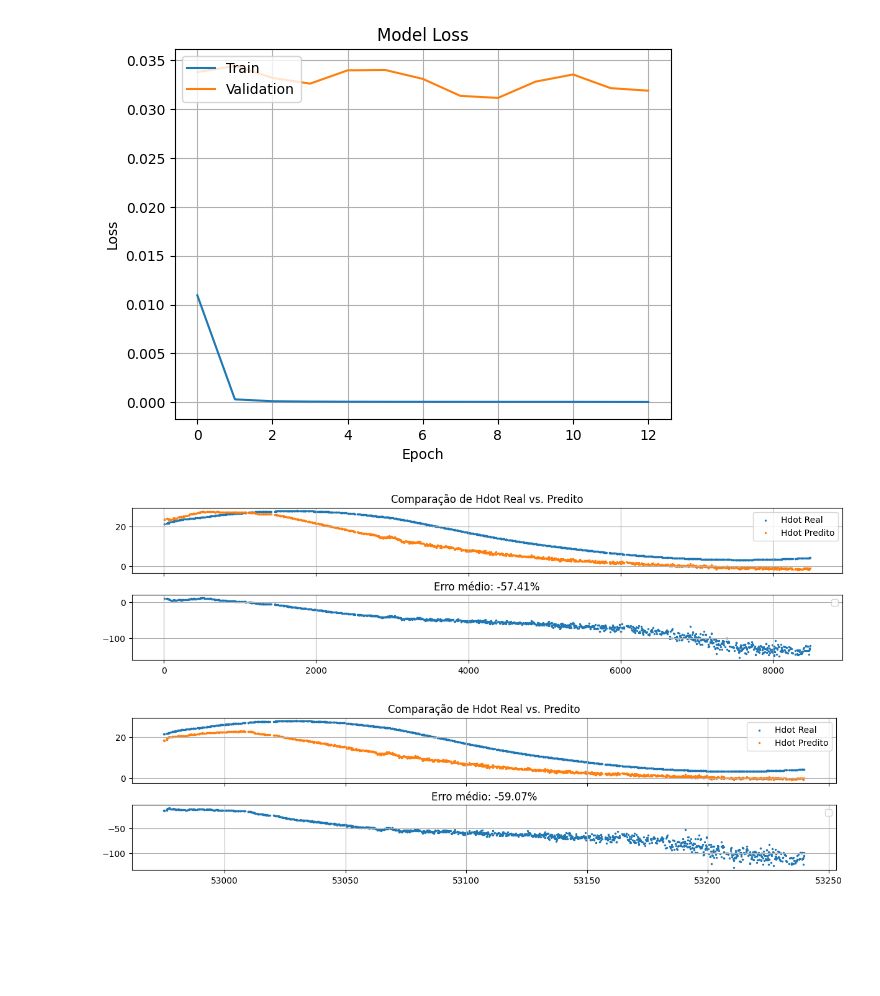
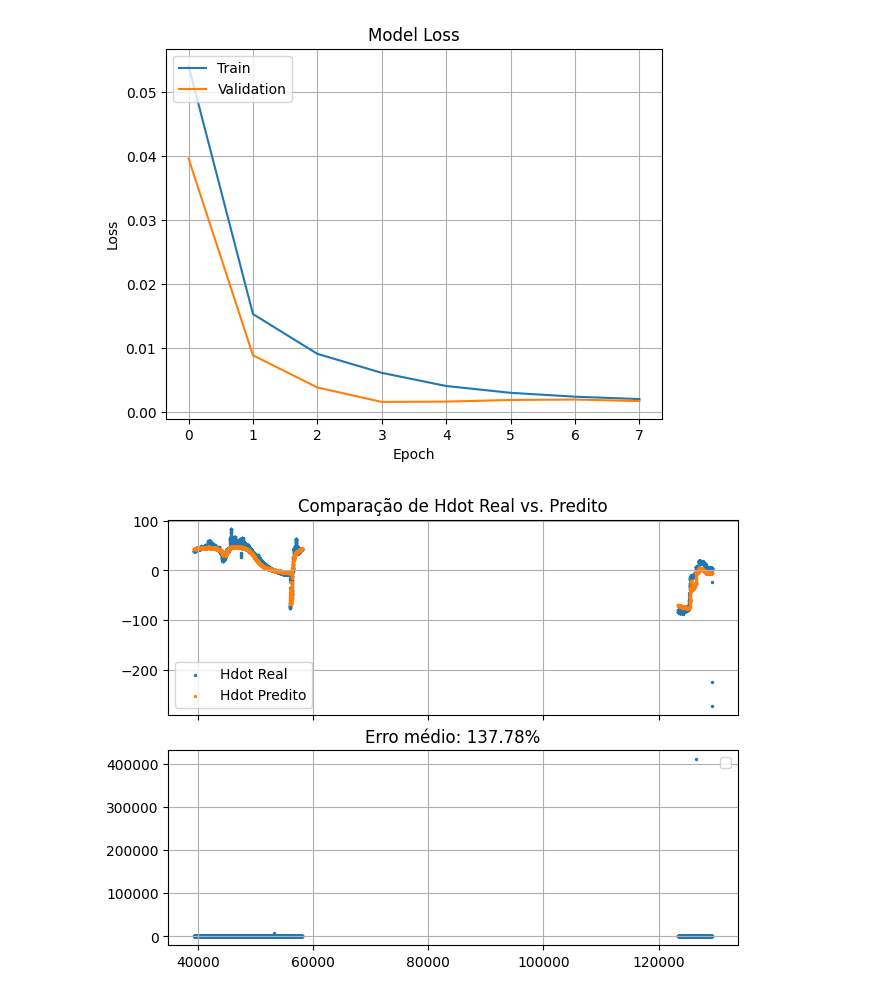
Before and after one commit to ymarcal/PMG, a Jupyter notebook: scriptPMG_refactored.ipynb, the cells around one changed output. Drawn from its saved outputs; the diff is of its cells as text; code cells hidden in the pictures; blank space fills up the shorter version.

```diff
--- a/scriptPMG_refactored.ipynb
+++ b/scriptPMG_refactored.ipynb
@@ -406,7 +511,7 @@ def train_model(df, features1, features2, targets, model, hyperparameters):
         batch_size=hyperparameters['batch_size'],
         callbacks=[callback],
         validation_data=([X1_val, X2_val], Y_val),
-        verbose=1
+        verbose=0
     )
 
     return model, training_history
@@ -416,7 +521,7 @@ def pipeline(tipo_dados, architecture, hyperparameters, features1, features2, ta
     df = split_train_test_val(df)
     df, scaler_x1, scaler_x2, scaler_y = scale_data(df, features1, features2, targets)
 
-    model = build_model(features1, features2)
+    model = build_model(features1, features2, architecture, hyperparameters)
 
     model, training_history = train_model(df, features1, features2, targets, model, hyperparameters)
     # training_history = 'mock'
@@ -449,7 +554,7 @@ def evaluate(model, df, features1, features2, targets, scaler_y):
     real = np.array(df.loc[df['type'] == 'test', targets]).astype(np.float32)
 
     with np.errstate(divide='ignore', invalid='ignore'):
-        erro = np.where(np.abs(real) > 1e-6, (pred - real) * 100 / real, np.nan)
+        erro = np.where(np.abs(real) > 1e-6, abs((pred - real) * 100 / real), np.nan)
     avg_error = np.nanmean(erro, axis=0).astype(np.float32)
     results = {
         'predicted': pred,
@@ -466,8 +571,8 @@ def analyze (
         features2,
         targets,
         architecture={
-            'neurons': 32,
-            'camadas_ocultas': 8,
+            'neurons': 128,
+            'camadas_ocultas': 4,
             'activation': 'relu',
             'dropout': 0.5
         },
@@ -508,7 +613,7 @@ def analyze (
         2 * len(targets),
         1,
         sharex=True,
-        figsize=(12, 3 * len(targets)),
+        # figsize=(12, 3 * len(targets)),
         constrained_layout=True
     )
     axs = axs.flatten()
@@ -516,13 +621,13 @@ def analyze (
 
     for i, item in enumerate(targets):
         axs[2*i].set_title(f'Comparação de {item} Real vs. Predito')
-        axs[2*i].scatter(df.loc[df['type'] == 'test']['No. OBS.'], df.loc[df['type']=='test'][f'{item}'], dot_size, label=f'{item} Real')
-        axs[2*i].scatter(df.loc[df['type'] == 'test']['No. OBS.'], df.loc[df['type']=='test'][f'{item}_pred'], dot_size, label=f'{item} Predito')
+        axs[2*i].scatter(df.loc[df['type'] == 'test']['TEMPO_SAD'], df.loc[df['type']=='test'][f'{item}'], dot_size, label=f'{item} Real')
+        axs[2*i].scatter(df.loc[df['type'] == 'test']['TEMPO_SAD'], df.loc[df['type']=='test'][f'{item}_pred'], dot_size, label=f'{item} Predito')
         axs[2*i].legend()
         axs[2*i].grid()
 
         axs[2*i+1].set_title(f'Erro médio: {results["avg_error"][i]:.2f}%')
-        axs[2*i+1].scatter(df.loc[df['type'] == 'test']['No. OBS.'], results["rel_error"][:,i], dot_size)
+        axs[2*i+1].scatter(df.loc[df['type'] == 'test']['TEMPO_SAD'], results["rel_error"][:,i], dot_size)
         axs[2*i+1].legend()
         axs[2*i+1].grid()
     plt.savefig(f'figures/{targets_names}_approach_results.png')
@@ -531,9 +636,9 @@ def analyze (
     return df, scaler_x1, scaler_x2, scaler_y, model, training_history, results
 # %%
 df, scaler_x1, scaler_x2, scaler_y, model, training_history, results = analyze(
-    tipo_dados='aceleracao_nivelada',
-    features1=['Mach', 'N1_over_sqrt_theta', 'W', 'Va'],
-    features2=['Mach', 'CL', 'W', 'Va'],
+    tipo_dados='completo',
+    features1=['TOT', 'NG', 'Zp', 'Ta_K', 'Mach', 'Va_filtered', 'W'],
+    features2=['Mach', 'Va_filtered', 'W', 'Zp', 'Ta_K'],
     targets=['Hdot']
 )
 # %% [output]
@@ -557,31 +646,5 @@ Epoch 13/60
-[figure, old version]
+[figure, new version]
-[figure, old version]
+[figure, new version]
-# %%
-_, axs = plt.subplots(
-    2 * len(['Hdot']),
-    1,
-    sharex=True,
-    figsize=(12, 3 * len(['Hdot'])),
-    constrained_layout=True
-)
-axs = axs.flatten()
-dot_size = 2
-for i, item in enumerate(['Hdot']):
-    axs[2*i].set_title(f'Comparação de {item} Real vs. Predito')
-    axs[2*i].scatter(df.loc[df['type'] == 'test']['TEMPO_SAD'], df.loc[df['type']=='test'][f'{item}'], dot_size, label=f'{item} Real')
-    axs[2*i].scatter(df.loc[df['type'] == 'test']['TEMPO_SAD'], df.loc[df['type']=='test'][f'{item}_pred'], dot_size, label=f'{item} Predito')
-    axs[2*i].legend()
-    axs[2*i].grid()
-    # axs[2*i].set_ylim(-1, 1)
-
-    axs[2*i+1].set_title(f'Erro médio: {results["avg_error"][i]:.2f}%')
-    axs[2*i+1].scatter(df.loc[df['type'] == 'test']['TEMPO_SAD'], results["rel_error"][:,i], dot_size)
-    axs[2*i+1].legend()
-    axs[2*i+1].grid()
-# plt.xlim(1000.2000)
-plt.show()
-# %% [output]
-[figure, removed]
 # %%
 def model_constructor_grid_search(features1, features2, targets, neurons, optimizer, learning_rate, batch_size, epochs, activation):
     return build_model(
```
Also changed, not shown: parts of 15 cells of this notebook.
